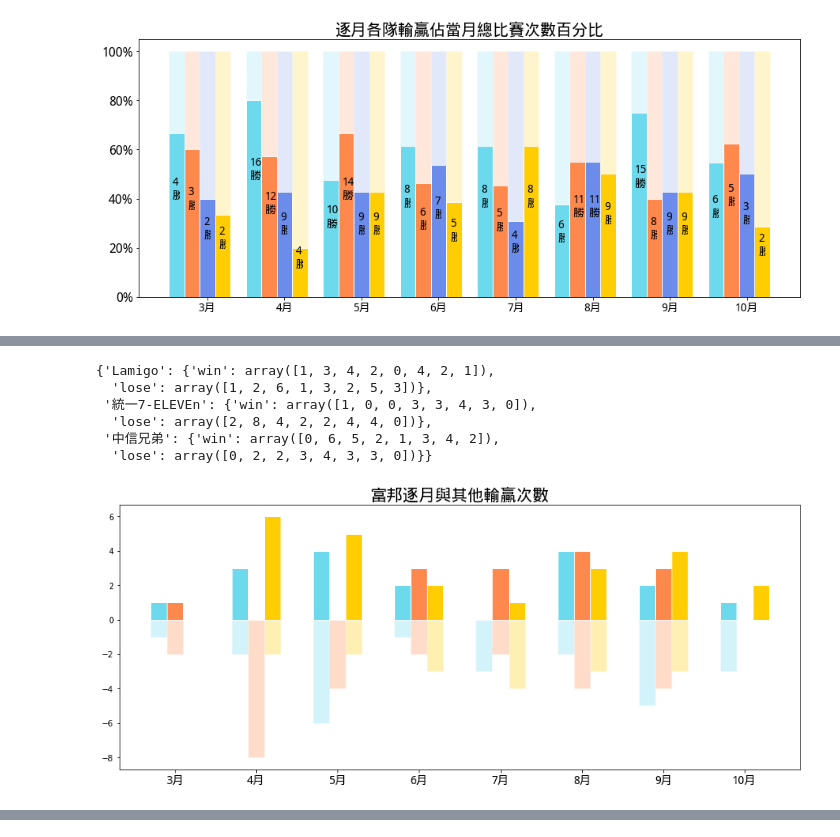
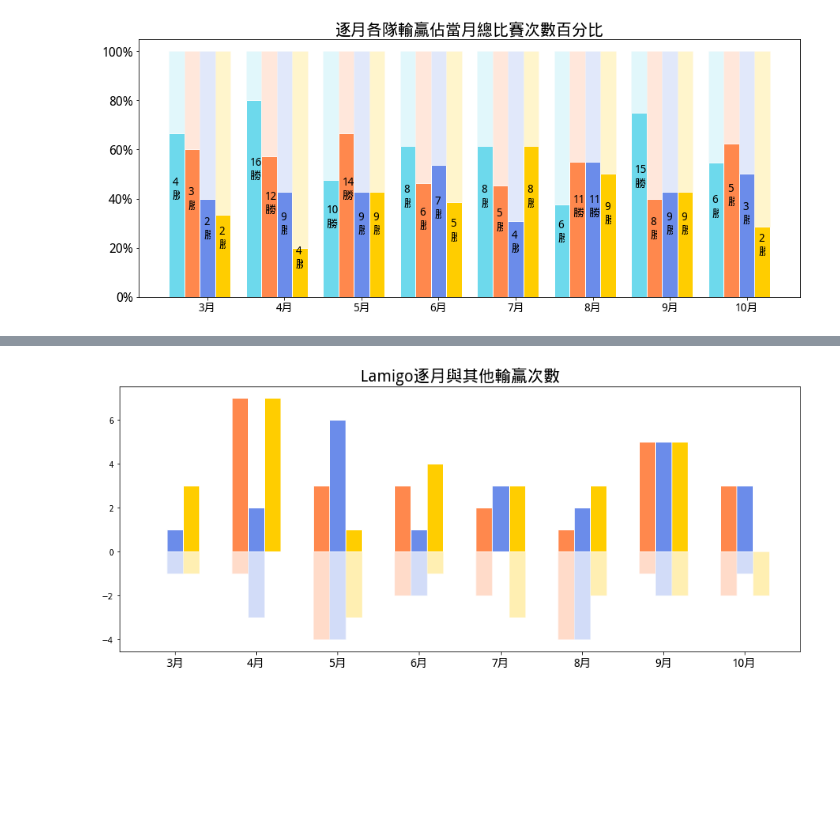
Before and after one commit to U10316043/dataclassSample, a Jupyter notebook: 2018中職球隊分析.ipynb, the cells around one changed output, grey strips where cells are left out. Cells and saved outputs as stored; diff of their text form; code cells hidden in the pictures; blank space fills up the shorter version.

```diff
--- a/2018中職球隊分析.ipynb
+++ b/2018中職球隊分析.ipynb
@@ -356,39 +365,45 @@ plt.show()
 # %%
 '''指定隊伍逐月勝利各隊的勝場數與敗場數'''
-#讓使用者輸入想看的隊伍名
-userInput=2
-team=['Lamigo', '統一7-ELEVEn', '富邦', '中信兄弟']
-tColor=['#6DD9EC', '#FF884D', '#6B8CEA', '#FFCD00']
+def teamMonthStatiumFun(userInput):
+    team=['Lamigo', '統一7-ELEVEn', '富邦', '中信兄弟']
+    tColor=['#6DD9EC', '#FF884D', '#6B8CEA', '#FFCD00']
 
-teamMonthStatiumScore = {}
-for mindex,m in enumerate(monthScore):
-    for t in monthScore[m][team[userInput]]:
-        if t!=team[userInput]:
-            if teamMonthStatiumScore.get(t)==None:
-                teamMonthStatiumScore[t]={"win":np.array([0,0,0,0,0,0,0,0]),"lose":np.array([0,0,0,0,0,0,0,0])}
-            teamMonthStatiumScore[t]["win"][mindex]=monthScore[m][team[userInput]][t][0]+monthScore[m][team[userInput]][t][3]
-            teamMonthStatiumScore[t]["lose"][mindex]=monthScore[m][team[userInput]][t][2]+monthScore[m][team[userInput]][t][5]
-teamMonthStatiumScore
+    teamMonthStatiumScore = {}
+    for mindex,m in enumerate(monthScore):
+        for t in monthScore[m][team[userInput]]:
+            if t!=team[userInput]:
+                if teamMonthStatiumScore.get(t)==None:
+                    teamMonthStatiumScore[t]={"win":np.array([0,0,0,0,0,0,0,0]),"lose":np.array([0,0,0,0,0,0,0,0])}
+                teamMonthStatiumScore[t]["win"][mindex]=monthScore[m][team[userInput]][t][0]+monthScore[m][team[userInput]][t][3]
+                teamMonthStatiumScore[t]["lose"][mindex]=monthScore[m][team[userInput]][t][2]+monthScore[m][team[userInput]][t][5]
+    '''Lamigo逐月與其他輸贏次數長條圖'''
+    fig = plt.figure(figsize=(15, 6))
+    X = np.arange(8)+3
+    bar_width=0.2
+    xpindex=0
+    for i in range(4):
+        if i!=userInput:
+            xpindex+=1
+            plt.bar(X-0.4+0.2*xpindex, teamMonthStatiumScore[team[i]]['win'],bar_width, facecolor=tColor[i], edgecolor='white')
+            plt.bar(X-0.4+0.2*xpindex, -teamMonthStatiumScore[team[i]]['lose'],bar_width, facecolor=tColor[i],alpha=0.3, edgecolor='white')
+    plt.xticks(X, np.char.add(X.astype(str),"月") ,fontproperties=myfont,size=14)
+    plt.title("{}逐月與其他輸贏次數".format(team[userInput]),fontproperties=myfont,size=20)
+    plt.show()
-# %% [output]
-{'Lamigo': {'win': array([1, 3, 4, 2, 0, 4, 2, 1]),
-  'lose': array([1, 2, 6, 1, 3, 2, 5, 3])},
- '統一7-ELEVEn': {'win': array([1, 0, 0, 3, 3, 4, 3, 0]),
-  'lose': array([2, 8, 4, 2, 2, 4, 4, 0])},
- '中信兄弟': {'win': array([0, 6, 5, 2, 1, 3, 4, 2]),
-  'lose': array([0, 2, 2, 3, 4, 3, 3, 0])}}
-# %%
-'''Lamigo逐月與其他輸贏次數'''
-fig = plt.figure(figsize=(15, 6))
-X = np.arange(8)+3
-bar_width=0.2
-xpindex=0
-for i in range(4):
-    if i!=userInput:
-        xpindex+=1
-        plt.bar(X-0.4+0.2*xpindex, teamMonthStatiumScore[team[i]]['win'],bar_width, facecolor=tColor[i], edgecolor='white')
-        plt.bar(X-0.4+0.2*xpindex, -teamMonthStatiumScore[team[i]]['lose'],bar_width, facecolor=tColor[i],alpha=0.3, edgecolor='white')
-plt.xticks(X, np.char.add(X.astype(str),"月") ,fontproperties=myfont,size=14)
-plt.title("{}逐月與其他輸贏次數".format(team[userInput]),fontproperties=myfont,size=20)
-plt.show()
-# %% [output]
-[figure, removed]
+# %%
+teamNumber={'Lamigo':0, '統一7-ELEVEn':1, '富邦':2, '中信兄弟':3}
+inputTeam='Lamigo'
+teamSelectMonth= widgets.Dropdown(
+    options=['Lamigo', '統一7-ELEVEn', '富邦', '中信兄弟'],
+    value=inputTeam,
+    description='選擇隊伍:',
+    disabled=False,
+)
+display(teamSelectMonth)
+teamMonthStatiumFun(teamNumber[inputTeam])
+def on_value_change(change):
+    clear_output()
+    inputTeam= change['new']
+    display(teamSelectMonth)
+    teamMonthStatiumFun(teamNumber[inputTeam])
+teamSelectMonth.observe(on_value_change, names='value')
+# %% [output]
@@ -394,0 +411 @@ plt.show()
+[figure, added]
```
Also changed, not shown: parts of 23 cells of this notebook.
